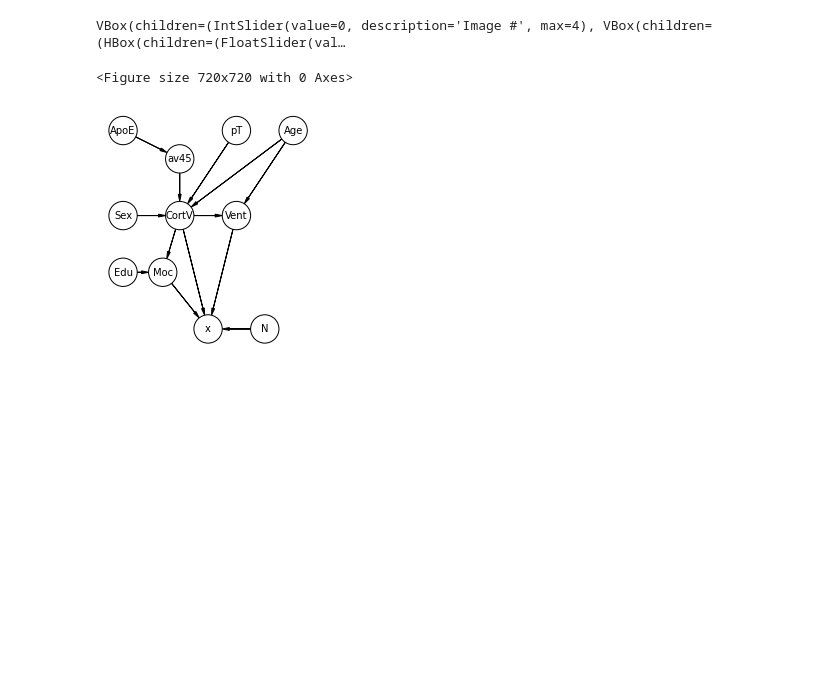
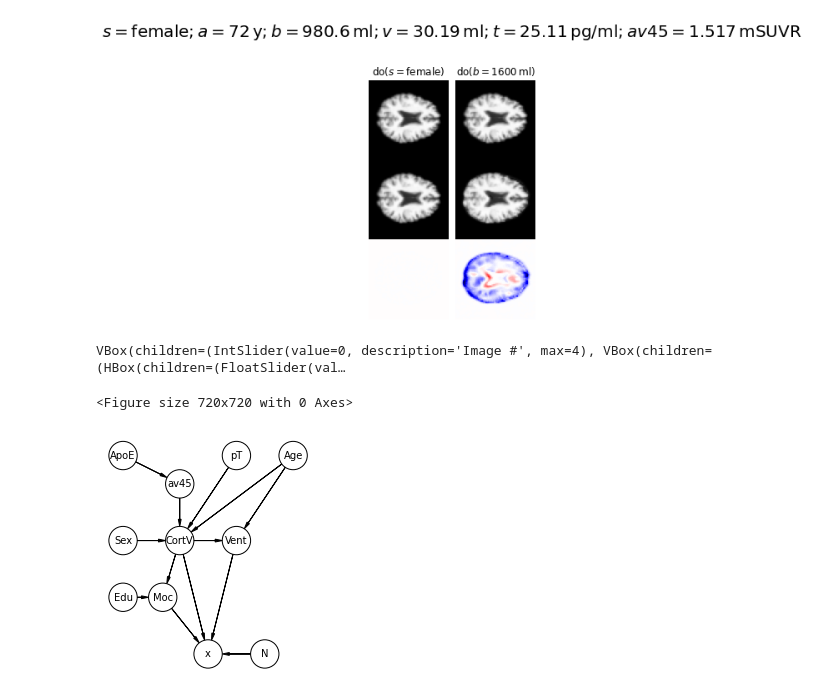
Before and after one commit to aay993/counterfactual_AD, a Jupyter notebook: deepscm/experiments/plotting/ukbb/interactive_plots_2.ipynb, the cells around one changed output. Drawn from its saved outputs; the diff is of its cells as text; code cells hidden in the pictures; blank space fills up the shorter version.

```diff
--- a/deepscm/experiments/plotting/ukbb/interactive_plots_2.ipynb
+++ b/deepscm/experiments/plotting/ukbb/interactive_plots_2.ipynb
@@ -21,6 +21,22 @@ interventions = [
 ]
 
 plot_gen_intervention_range(model_name, interventions, idx, normalise_all=True, num_samples=32)
+# %%
+%matplotlib inline
+
+from plotting_helper import plot_gen_intervention_range, interactive_plot
+
+idx = 3
+model_name = 'ConditionalVISEM'
+
+interventions = [
+    {'sex': 1.},
+    {'brain_volume': 1600000.},
+]
+
+plot_gen_intervention_range(model_name, interventions, idx, normalise_all=True, num_samples=32, save=True)
+# %% [output]
+[figure, added]
 # %%
 %matplotlib inline
 
```
Also changed, not shown: 12 other files.
